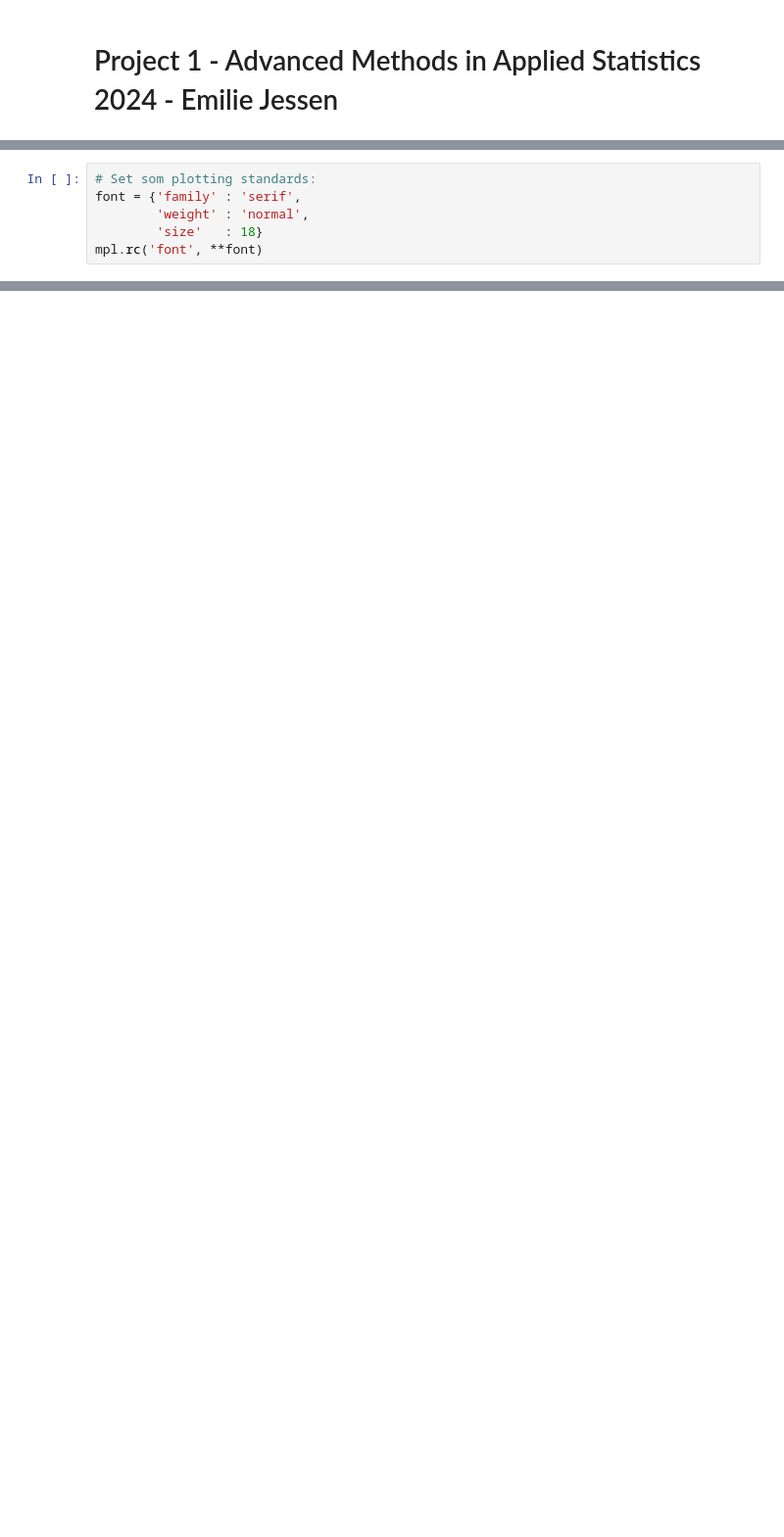
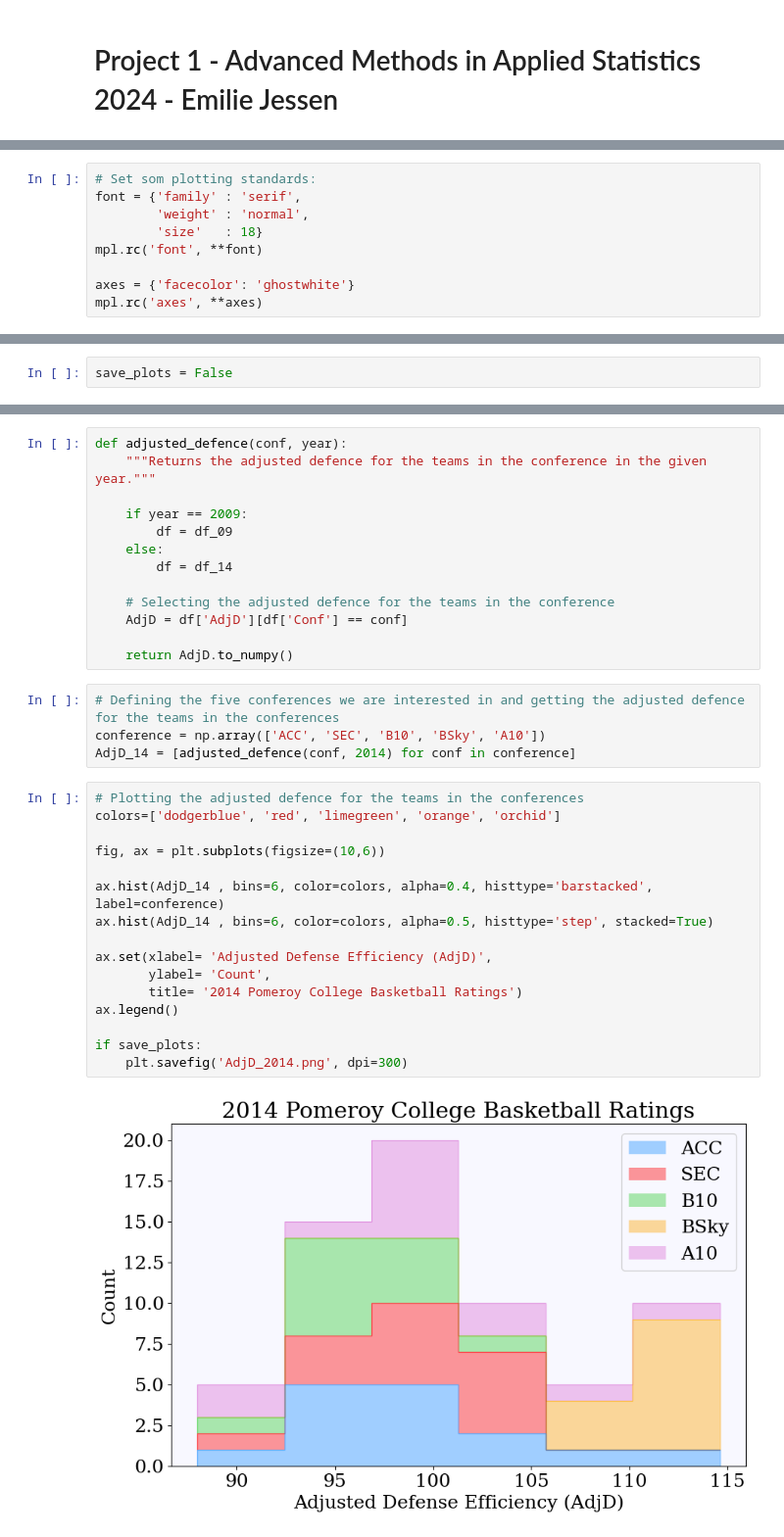
Before and after one commit to Emilie-Jessen/AppStat2, a Jupyter notebook: Project_01/Solution_01.ipynb, the cells around one changed output, grey strips where cells are left out. Shown: that part at 98% size. Drawn from its saved outputs; the diff is of its cells as text; blank space fills up the shorter version.

```diff
--- a/Project_01/Solution_01.ipynb
+++ b/Project_01/Solution_01.ipynb
@@ -19,3 +15,6 @@ font = {'family' : 'serif',
         'weight' : 'normal',
         'size'   : 18}
 mpl.rc('font', **font)
+
+axes = {'facecolor': 'ghostwhite'}
+mpl.rc('axes', **axes)
@@ -25,0 +23,2 @@ import emcee
+# %%
+save_plots = False
@@ -25,0 +51,35 @@ import emcee
+# %%
+def adjusted_defence(conf, year):
+    """Returns the adjusted defence for the teams in the conference in the given year."""
+
+    if year == 2009:
+        df = df_09
+    else:
+        df = df_14
+
+    # Selecting the adjusted defence for the teams in the conference
+    AdjD = df['AdjD'][df['Conf'] == conf]
+
+    return AdjD.to_numpy()
+# %%
+# Defining the five conferences we are interested in and getting the adjusted defence for the teams in the conferences
+conference = np.array(['ACC', 'SEC', 'B10', 'BSky', 'A10'])
+AdjD_14 = [adjusted_defence(conf, 2014) for conf in conference]
+# %%
+# Plotting the adjusted defence for the teams in the conferences
+colors=['dodgerblue', 'red', 'limegreen', 'orange', 'orchid']
+
+fig, ax = plt.subplots(figsize=(10,6))
+
+ax.hist(AdjD_14 , bins=6, color=colors, alpha=0.4, histtype='barstacked', label=conference)
+ax.hist(AdjD_14 , bins=6, color=colors, alpha=0.5, histtype='step', stacked=True)
+
+ax.set(xlabel= 'Adjusted Defense Efficiency (AdjD)',
+       ylabel= 'Count',
+       title= '2014 Pomeroy College Basketball Ratings')
+ax.legend()
+
+if save_plots:
+    plt.savefig('AdjD_2014.png', dpi=300)
+# %% [output]
+[figure, added]
```
Also changed, not shown: parts of 21 cells of this notebook, 3 other files.
